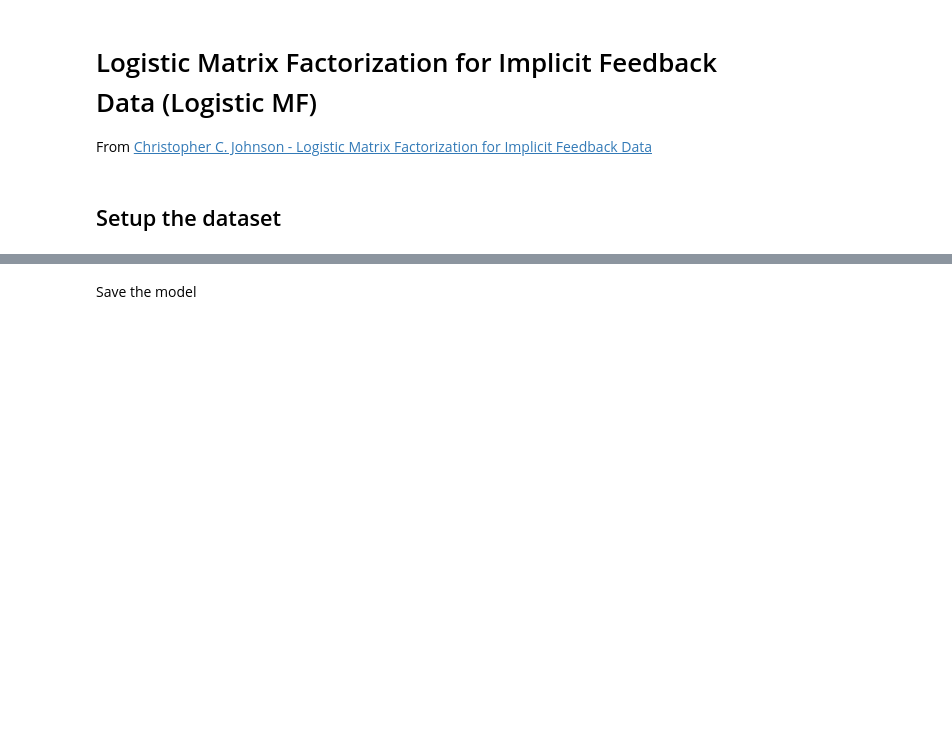
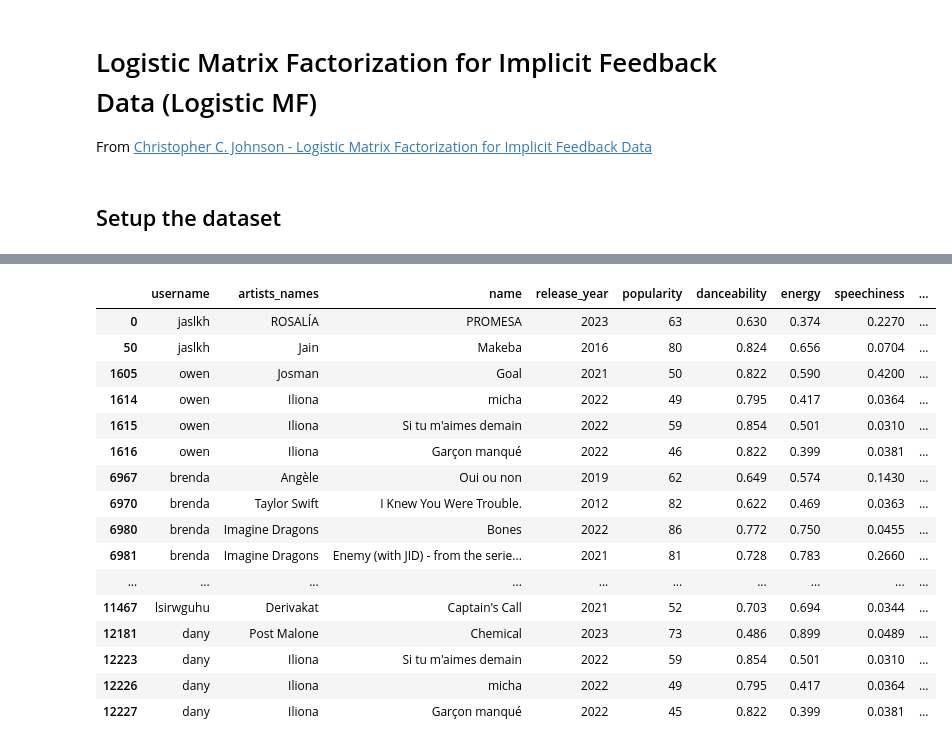
Before and after one commit to owengombas/spotify-recommender, a Jupyter notebook: recommender_logistic_mf.ipynb, the cells around one changed output, grey strips where cells are left out. Drawn from its saved outputs; the diff is of its cells as text; code cells hidden in the pictures; blank space fills up the shorter version.

Commit message:
Recommender Logistic MF - PyTorch implementation

```diff
--- a/recommender_logistic_mf.ipynb
+++ b/recommender_logistic_mf.ipynb
@@ -37,7 +66,7 @@ df = spoti.load_all_tracks(
     base_path=data_path.DATA_PATH,
     users=users_list.USERS,
     load_spotify_tracks=False,
-    penality_factors={"short_term": 1, "medium_term": 0.5, "long_term": 0.1},
+    penality_factors={"short_term": 1, "medium_term": 1, "long_term": 1},
 )
 df
 # %% [output]
@@ -61,9 +90,11 @@ From [Christopher C. Johnson - Logistic Matrix Factorization for Implicit Feedba
 ## Setup the dataset
 # %%
 df_matrix_mf = df.copy()
-df_matrix_mf = df_matrix_mf[df["type"] == "top_track"]
-df_matrix_mf["username"] = df_matrix_mf["username"].astype("category")
-df_matrix_mf["id"] = df_matrix_mf["id"].astype("category")
+df_matrix_mf.loc[df_matrix_mf["type"] == "liked_track", "affinity"] = 0.5
+df_matrix_mf.loc[df_matrix_mf["type"] == "playlist", "affinity"] = 0.3
+
+used_types = ["top_track", "liked_track", "playlist"]
+used_types = ["top_track"]
+df_matrix_mf = df_matrix_mf[df["type"].isin(used_types)]
 df_matrix_mf[["username", "id", "affinity"] + spoti.NUMERICAL_FEATURES]
 df_matrix_mf["affinity"] *= 100
-df_matrix_mf["affinity"]
@@ -125,6 +101,5 @@ num_items = len(df_matrix_mf["id"].unique())
 # %%
-matrix_mf = MatrixDataset(num_users, num_items)
-matrix_mf.fill_from_df(df_matrix_mf["username"].cat.codes, df_matrix_mf["id"].cat.codes, df_matrix_mf["affinity"])
-R = matrix_mf.matrix
+matrix_mf = MatrixDataset(df_matrix_mf, "username", "id", "affinity")
+R = torch.tensor(matrix_mf.R, dtype=dtype, device=device)
 R
 # %% [output]
@@ -467 +153,4 @@ Epoch 500 - Loss: -1380.5844 - MPR: 0.0284
+# %%
+lmf.save("models", "lmf_3")
+lmf = LogisticMatrixFactorization.load(os.path.join("models", "lmf_3.pt"))
 # %%
@@ -547,2 +158,0 @@ df_recommendations[spoti.PRETTY_PRINT_FEATURES].head(50)
-# %% [markdown]
-Save the model
@@ -556,0 +159,26 @@ Save the model
+# %%
+user_id = matrix_mf.usernames_to_ids(["paul"])[0]
+
+# Get the top 10 recommendations for the user
+top_10_ids, top_10_ids_scores = lmf.recommend(user_id, top_k=20, filter_user_items=True)
+
+# Get the top 10 recommendations for the user
+matrix_mf.items_ids_to_df(top_10_ids)[spoti.PRETTY_PRINT_FEATURES]
+# %% [output]
+|  | username | artists_names | name | release_year | popularity | danceability | energy | speechiness | ... |
+| 0 | jaslkh | ROSALÍA | PROMESA | 2023 | 63 | 0.630 | 0.374 | 0.2270 | ... |
+| 50 | jaslkh | Jain | Makeba | 2016 | 80 | 0.824 | 0.656 | 0.0704 | ... |
+| 1605 | owen | Josman | Goal | 2021 | 50 | 0.822 | 0.590 | 0.4200 | ... |
+| 1614 | owen | Iliona | micha | 2022 | 49 | 0.795 | 0.417 | 0.0364 | ... |
+| 1615 | owen | Iliona | Si tu m'aimes demain | 2022 | 59 | 0.854 | 0.501 | 0.0310 | ... |
+| 1616 | owen | Iliona | Garçon manqué | 2022 | 46 | 0.822 | 0.399 | 0.0381 | ... |
+| 6967 | brenda | Angèle | Oui ou non | 2019 | 62 | 0.649 | 0.574 | 0.1430 | ... |
+| 6970 | brenda | Taylor Swift | I Knew You Were Trouble. | 2012 | 82 | 0.622 | 0.469 | 0.0363 | ... |
+| 6980 | brenda | Imagine Dragons | Bones | 2022 | 86 | 0.772 | 0.750 | 0.0455 | ... |
+| 6981 | brenda | Imagine Dragons | Enemy (with JID) - from the serie... | 2021 | 81 | 0.728 | 0.783 | 0.2660 | ... |
+| ... | ... | ... | ... | ... | ... | ... | ... | ... | ... |
+| 11467 | lsirwguhu | Derivakat | Captain's Call | 2021 | 52 | 0.703 | 0.694 | 0.0344 | ... |
+| 12181 | dany | Post Malone | Chemical | 2023 | 73 | 0.486 | 0.899 | 0.0489 | ... |
+| 12223 | dany | Iliona | Si tu m'aimes demain | 2022 | 59 | 0.854 | 0.501 | 0.0310 | ... |
+| 12226 | dany | Iliona | micha | 2022 | 49 | 0.795 | 0.417 | 0.0364 | ... |
+| 12227 | dany | Iliona | Garçon manqué | 2022 | 45 | 0.822 | 0.399 | 0.0381 | ... |
```
Also changed, not shown: parts of 26 cells of this notebook, 4 other files.
